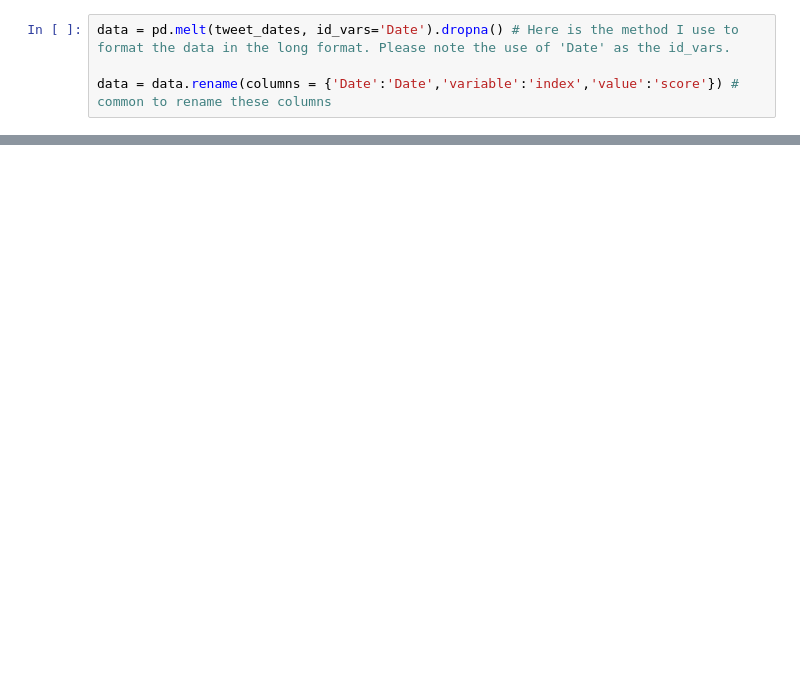
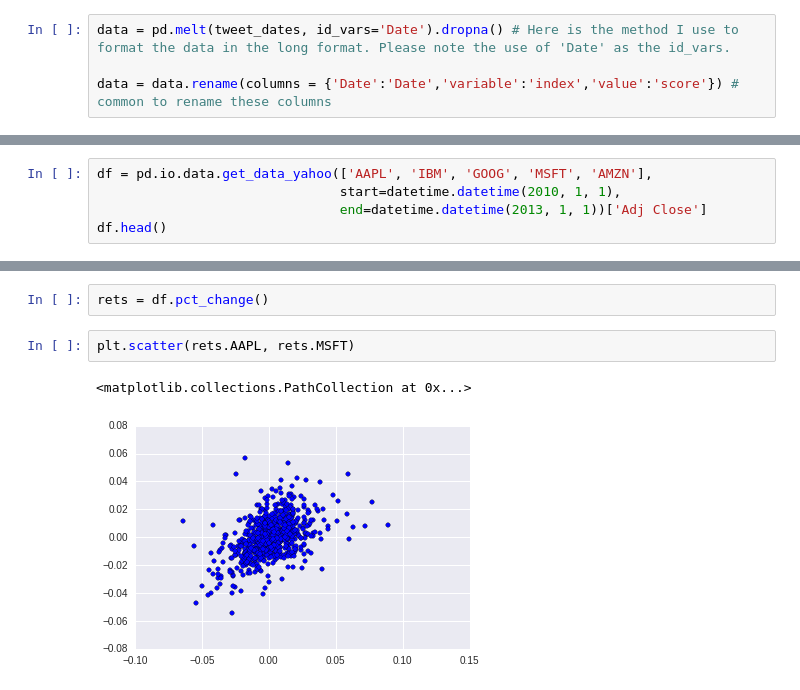
Before and after one commit to binaryaaron/words-and-markets, a Jupyter notebook: analysis/time_series.ipynb, the cells around one changed output, grey strips where cells are left out. Cells and saved outputs as stored; diff of their text form; blank space fills up the shorter version.

```diff
--- a/analysis/time_series.ipynb
+++ b/analysis/time_series.ipynb
@@ -173,0 +152,5 @@ AttributeError: 'list' object has no attribute 'set_bbox_to_anchor'
+# %%
+df = pd.io.data.get_data_yahoo(['AAPL', 'IBM', 'GOOG', 'MSFT', 'AMZN'],
+                               start=datetime.datetime(2010, 1, 1),
+                               end=datetime.datetime(2013, 1, 1))['Adj Close']
+df.head()
@@ -173,0 +165,7 @@ AttributeError: 'list' object has no attribute 'set_bbox_to_anchor'
+# %%
+rets = df.pct_change()
+# %%
+plt.scatter(rets.AAPL, rets.MSFT)
+# %% [output]
+<matplotlib.collections.PathCollection at 0x...>
+[figure, added]
```
Also changed, not shown: parts of 22 cells of this notebook, 1 other file.
